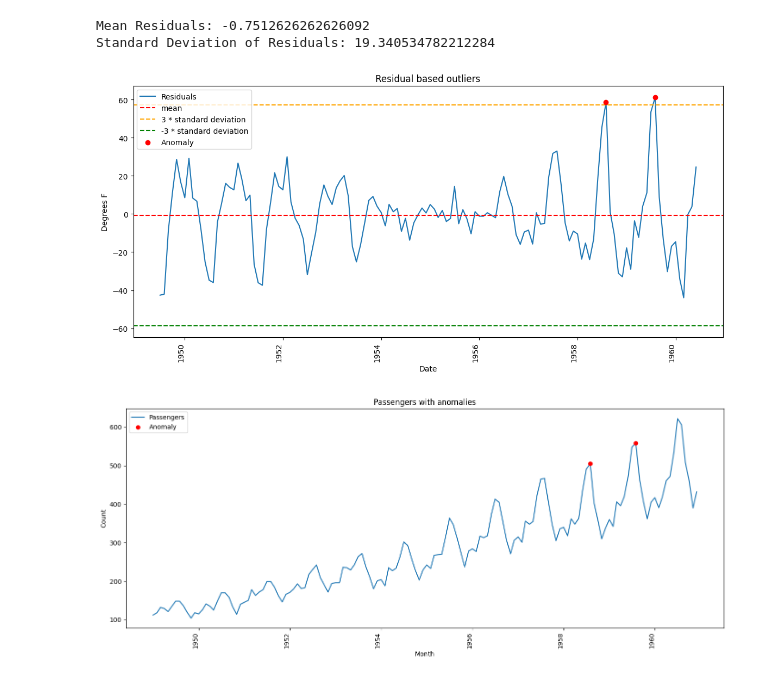
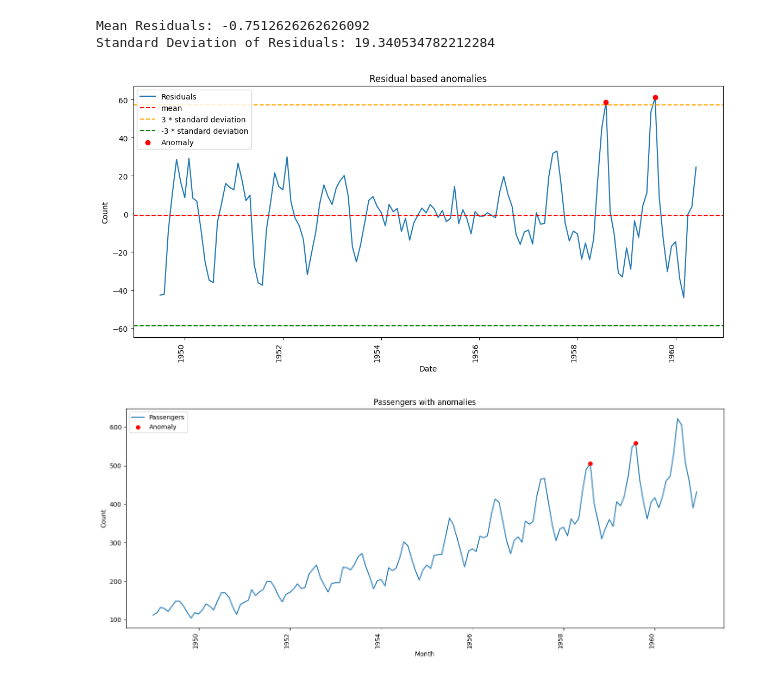
Before and after one commit to Tinahan789/TimeSeriesAnomalyDetection, a Jupyter notebook: seasonal_decompose_airline_passengers.ipynb, the cells around one changed output. Cells and saved outputs as stored; diff of their text form; code cells hidden in the pictures.

```diff
--- a/seasonal_decompose_airline_passengers.ipynb
+++ b/seasonal_decompose_airline_passengers.ipynb
@@ -58,23 +58,23 @@ Standard Deviation of Residuals: 19.340534782212284
 # %%
 fig, ax = plt.subplots(figsize=(14, 6))
 plt.plot(residuals_df['Month'], residuals_df['residuals'], label = "Residuals")
 plt.axhline(y=mean_residual, color='r', linestyle='--', label = "mean")
 plt.axhline(y=mean_residual+3*std_residual, color='orange', linestyle='--', label = "3 * standard deviation")
 plt.axhline(y=mean_residual-3*std_residual, color='green', linestyle='--', label = "-3 * standard deviation")
 outliers = ((residuals_df['residuals']<-3*std_residual)|(residuals_df['residuals']>3*std_residual))
 plt.scatter(
     residuals_df.loc[outliers, 'Month'],
     residuals_df.loc[outliers, 'residuals'],
     color = 'red', label = 'Anomaly', zorder = 5
 )
 plt.xticks(rotation = 90, ha = 'right')
-plt.title(f'Residual based outliers')
+plt.title(f'Residual based anomalies')
 plt.xlabel("Date")
-plt.ylabel('Degrees F')
+plt.ylabel('Count')
 plt.legend()
 plt.show()
 # %% [output]
-[figure, old version]
+[figure, new version]
 # %%
 # plot data
 fig, ax = plt.subplots(figsize=(14, 6))
```
